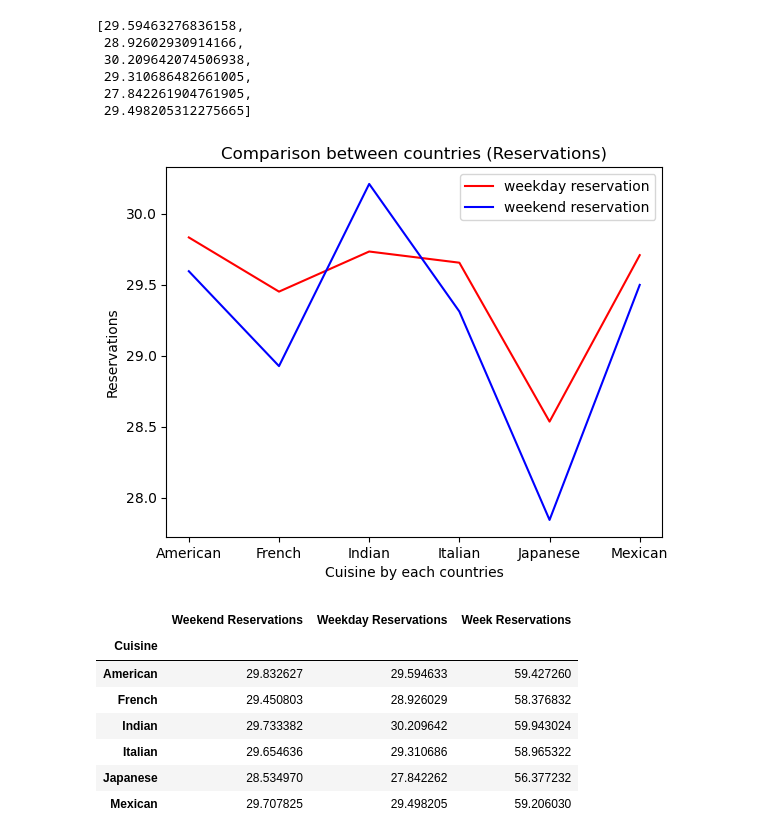
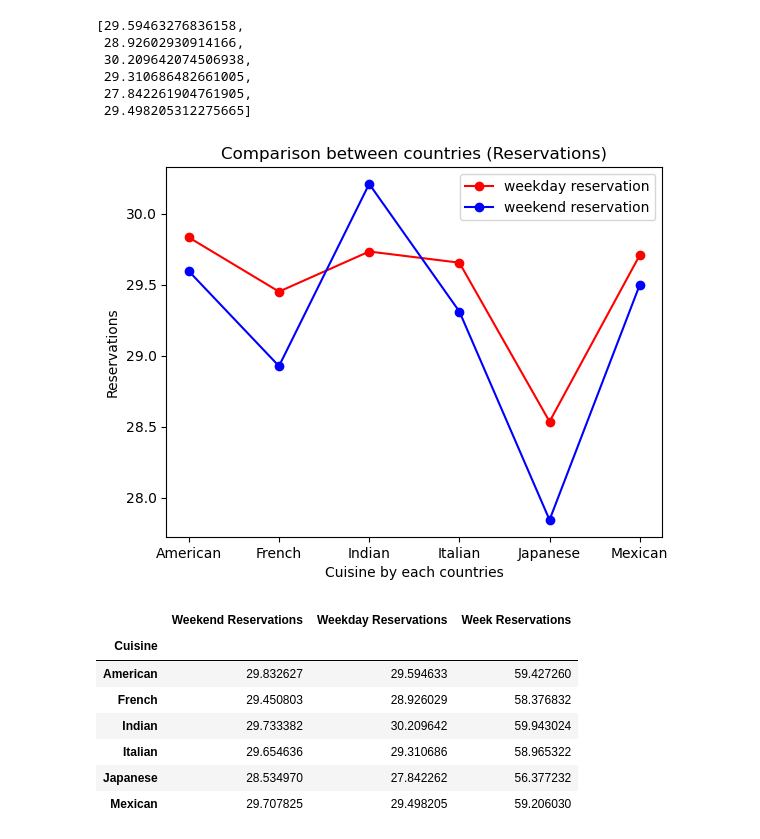
Before and after one commit to Dong-kyu-Kim/project1, a Jupyter notebook: restaurant.ipynb, the cells around one changed output. Cells and saved outputs as stored; diff of their text form; code cells hidden in the pictures.

```diff
--- a/restaurant.ipynb
+++ b/restaurant.ipynb
@@ -256,18 +256,18 @@ weekday
  29.498205312275665]
 # %%
 # Create a line graph comparing "Weekend Reservations" and "Weekday Reservations" by each countries
-plt.plot(country_list, weekend, color = 'red', label = 'weekday reservation')
-plt.plot(country_list, weekday, color = 'blue', label = 'weekend reservation')
+plt.plot(country_list, weekend, marker = 'o', color = 'red', label = 'weekday reservation')
+plt.plot(country_list, weekday, marker = 'o', color = 'blue', label = 'weekend reservation')
 
 plt.title("Comparison between countries (Reservations)")
 plt.xlabel("Cuisine by each countries")
 plt.ylabel("Reservations")
 plt.legend(loc = 'best')
 
 weekend_weekday_path = os.path.join("results", "weekend_weekday_line_comparison.png")
 plt.savefig(weekend_weekday_path)
 # %% [output]
-[figure, old version]
+[figure, new version]
 # %%
 group3["Week Reservations"] = group3["Weekend Reservations"] + group3["Weekday Reservations"]
 group3
```
Also changed, not shown: parts of 4 cells of this notebook, 5 other files.
